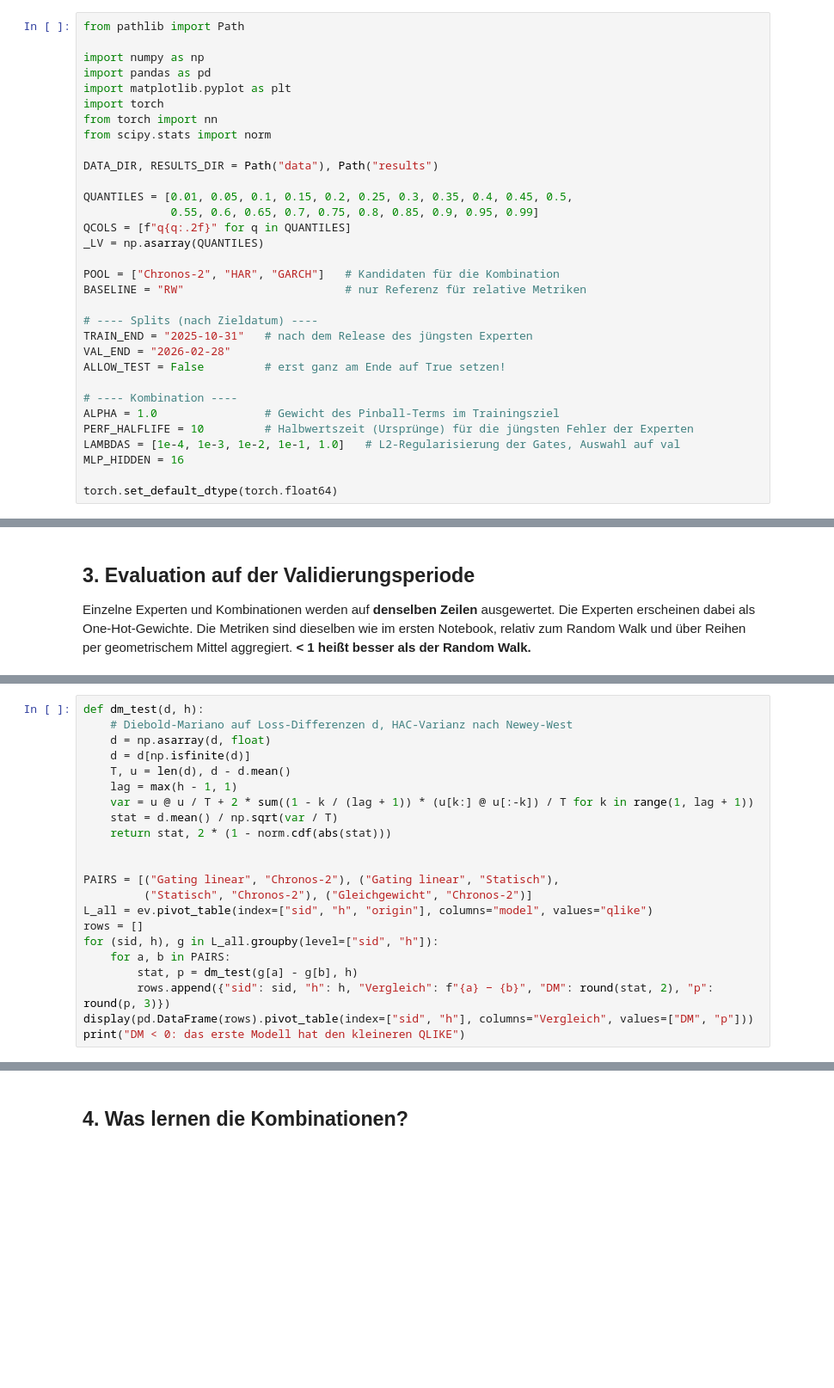
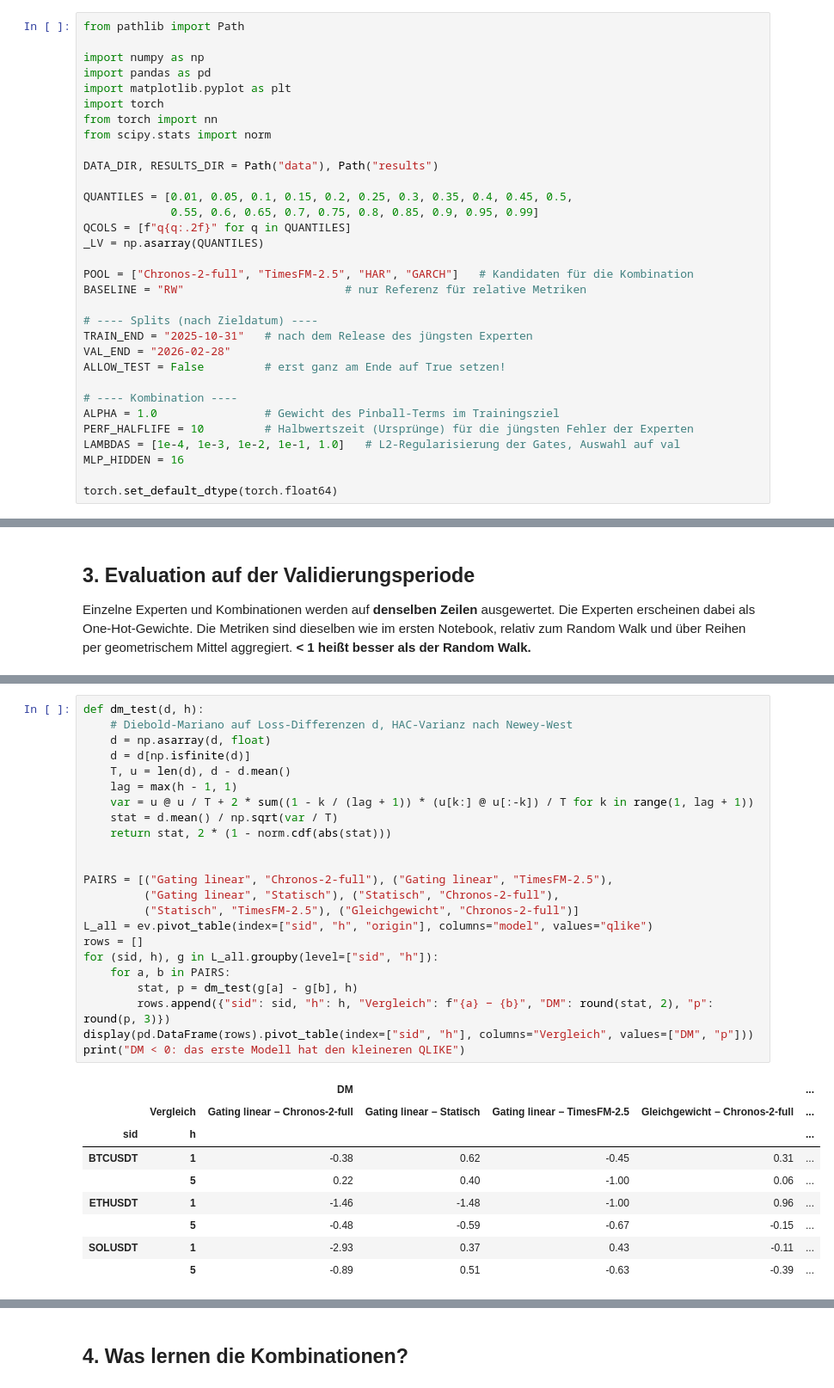
Before and after one commit to ihringerlinus/Learning_to_Forecast_Time-Series_with_Multiple_Experts, a Jupyter notebook: src/01_kombination.ipynb, the cells around one changed output, grey strips where cells are left out. Shown at 86% size. Drawn from its saved outputs; the diff is of its cells as text; blank space fills up the shorter version.

```diff
--- a/src/01_kombination.ipynb
+++ b/src/01_kombination.ipynb
@@ -54,7 +54,7 @@ QUANTILES = [0.01, 0.05, 0.1, 0.15, 0.2, 0.25, 0.3, 0.35, 0.4, 0.45, 0.5,
 QCOLS = [f"q{q:.2f}" for q in QUANTILES]
 _LV = np.asarray(QUANTILES)
 
-POOL = ["Chronos-2", "HAR", "GARCH"]   # Kandidaten für die Kombination
+POOL = ["Chronos-2-full", "TimesFM-2.5", "HAR", "GARCH"]   # Kandidaten für die Kombination
 BASELINE = "RW"                        # nur Referenz für relative Metriken
 
 # ---- Splits (nach Zieldatum) ----
@@ -321,22 +377,33 @@ display(agg.pivot_table(index=["sid", "h"], columns="model", values="rel_QLIKE")
 # %%
 def dm_test(d, h):
     # Diebold-Mariano auf Loss-Differenzen d, HAC-Varianz nach Newey-West
     d = np.asarray(d, float)
     d = d[np.isfinite(d)]
     T, u = len(d), d - d.mean()
     lag = max(h - 1, 1)
     var = u @ u / T + 2 * sum((1 - k / (lag + 1)) * (u[k:] @ u[:-k]) / T for k in range(1, lag + 1))
     stat = d.mean() / np.sqrt(var / T)
     return stat, 2 * (1 - norm.cdf(abs(stat)))
 
 
-PAIRS = [("Gating linear", "Chronos-2"), ("Gating linear", "Statisch"),
-         ("Statisch", "Chronos-2"), ("Gleichgewicht", "Chronos-2")]
+PAIRS = [("Gating linear", "Chronos-2-full"), ("Gating linear", "TimesFM-2.5"),
+         ("Gating linear", "Statisch"), ("Statisch", "Chronos-2-full"),
+         ("Statisch", "TimesFM-2.5"), ("Gleichgewicht", "Chronos-2-full")]
 L_all = ev.pivot_table(index=["sid", "h", "origin"], columns="model", values="qlike")
 rows = []
 for (sid, h), g in L_all.groupby(level=["sid", "h"]):
     for a, b in PAIRS:
         stat, p = dm_test(g[a] - g[b], h)
         rows.append({"sid": sid, "h": h, "Vergleich": f"{a} − {b}", "DM": round(stat, 2), "p": round(p, 3)})
 display(pd.DataFrame(rows).pivot_table(index=["sid", "h"], columns="Vergleich", values=["DM", "p"]))
 print("DM < 0: das erste Modell hat den kleineren QLIKE")
+# %% [output]
+|  |  | DM |  |  |  | ... |
+|  | Vergleich | Gating linear − Chronos-2-full | Gating linear − Statisch | Gating linear − TimesFM-2.5 | Gleichgewicht − Chronos-2-full | ... |
+| sid | h |  |  |  |  | ... |
+| BTCUSDT | 1 | -0.38 | 0.62 | -0.45 | 0.31 | ... |
+|  | 5 | 0.22 | 0.40 | -1.00 | 0.06 | ... |
+| ETHUSDT | 1 | -1.46 | -1.48 | -1.00 | 0.96 | ... |
+|  | 5 | -0.48 | -0.59 | -0.67 | -0.15 | ... |
+| SOLUSDT | 1 | -2.93 | 0.37 | 0.43 | -0.11 | ... |
+|  | 5 | -0.89 | 0.51 | -0.63 | -0.39 | ... |
```
Also changed, not shown: parts of 8 cells of this notebook, 11 other files.
